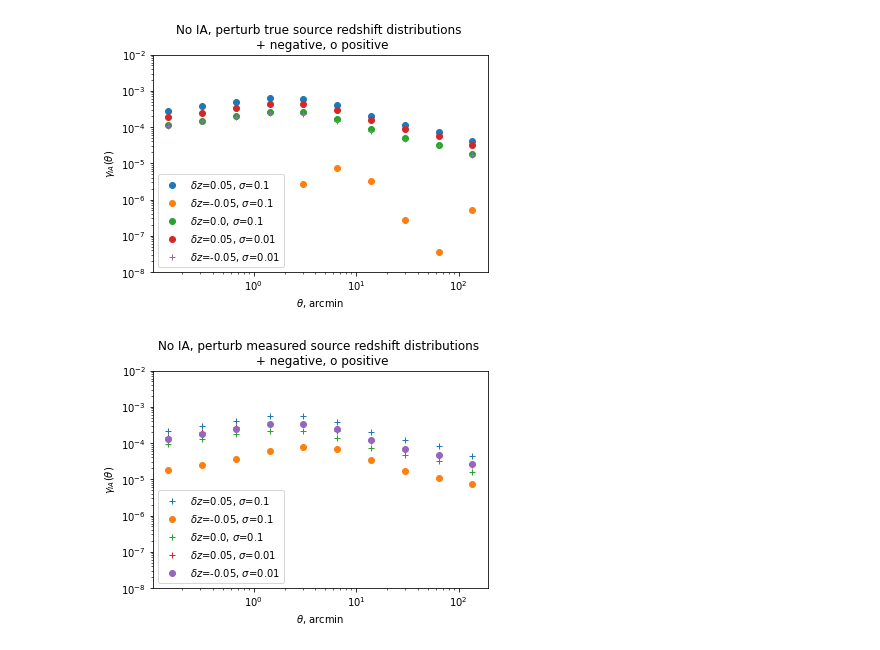
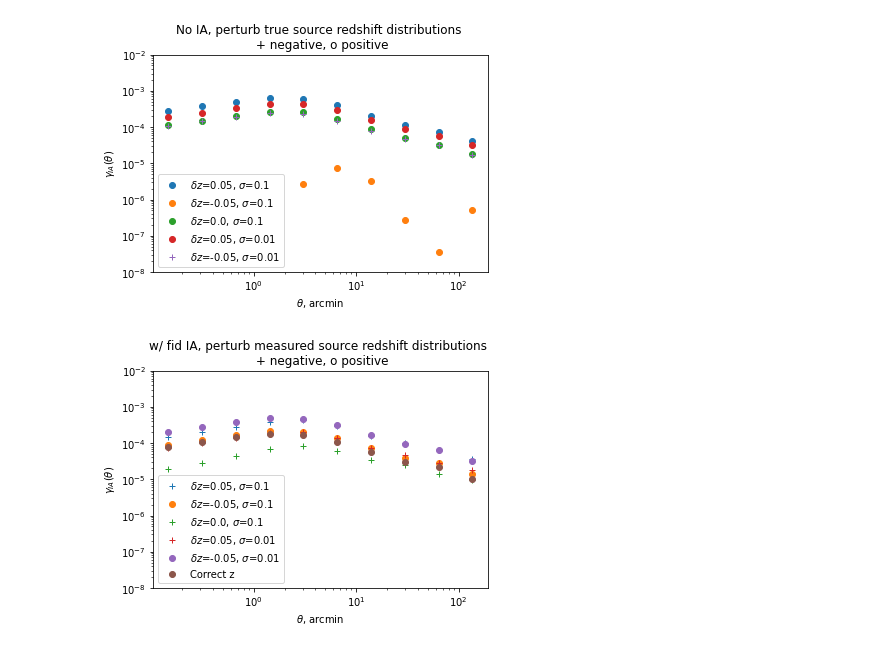
Before and after one commit to c-d-leonard/IA_GGL, a Jupyter notebook: pz_test.ipynb, the cells around one changed output. Cells and saved outputs as stored; diff of their text form; code cells hidden in the pictures.

Commit message:
working gammaIA contribution to gammat

```diff
--- a/pz_test.ipynb
+++ b/pz_test.ipynb
@@ -35,24 +35,27 @@ pz_pars = [[0.05,0.1], [-0.05, 0.1], [0.0, 0.1], [0.05, 0.01], [-0.05, 0.01]]
 gammas = [0]*len(pz_pars); thetas = [0]*len(pz_pars)
 for i in range(0,len(pz_pars)):
     thetas[i], gammas[i] = np.loadtxt('./txtfiles/photo_z_test/gamma_IA_est_DESY1_measured-redshifts-wrong_sigma='+str(pz_pars[i][1])+'deltaz='+str(pz_pars[i][0])+'.txt', unpack=True)
+# %%
+theta_fid, gamma_fid = np.loadtxt('./txtfiles/photo_z_test/gamma_IA_est_DESY1_no_z_perturb_fidIA.txt', unpack=True)
 # %%
 plt.figure()
 #plt.loglog(theta_fid, gamma_fid, 'o', label='No photoz noise')
 #for i in range(0,len(pz_pars)):
 #    plt.loglog(thetas[i], np.abs(gammas[i]), 'o', label='$\delta z$='+str(pz_pars[i][0])+', $\sigma$='+str(pz_pars[i][1]))
 plt.loglog(thetas[0], np.abs(gammas[0]), '+', label='$\delta z$='+str(pz_pars[0][0])+', $\sigma$='+str(pz_pars[0][1]))
 plt.loglog(thetas[1], gammas[1], 'o', label='$\delta z$='+str(pz_pars[1][0])+', $\sigma$='+str(pz_pars[1][1]))
 plt.loglog(thetas[2], np.abs(gammas[2]), '+', label='$\delta z$='+str(pz_pars[2][0])+', $\sigma$='+str(pz_pars[2][1]))
 plt.loglog(thetas[3], np.abs(gammas[3]), '+', label='$\delta z$='+str(pz_pars[3][0])+', $\sigma$='+str(pz_pars[3][1]))
 plt.loglog(thetas[4], gammas[4], 'o', label='$\delta z$='+str(pz_pars[4][0])+', $\sigma$='+str(pz_pars[4][1]))
+plt.loglog(theta_fid, gamma_fid, 'o', label='Correct z')
 plt.ylabel('$\gamma_{IA}(\\theta)$')
 plt.xlabel('$\\theta$, arcmin')
-plt.title('No IA, perturb measured source redshift distributions \n + negative, o positive')
+plt.title('w/ fid IA, perturb measured source redshift distributions \n + negative, o positive')
 plt.ylim(10**(-8),10**(-2))
 plt.legend()
-plt.savefig('./perturb_measured_source_dNdzs.png')
+plt.savefig('./perturb_measured_source_dNdzs_wfidIA.png')
 # %% [output]
-[figure, old version]
+[figure, new version]
 # %%
 gammas = [0]*len(pz_pars); thetas = [0]*len(pz_pars)
 for i in range(0,len(pz_pars)):
```
Also changed, not shown: 3 other files.
